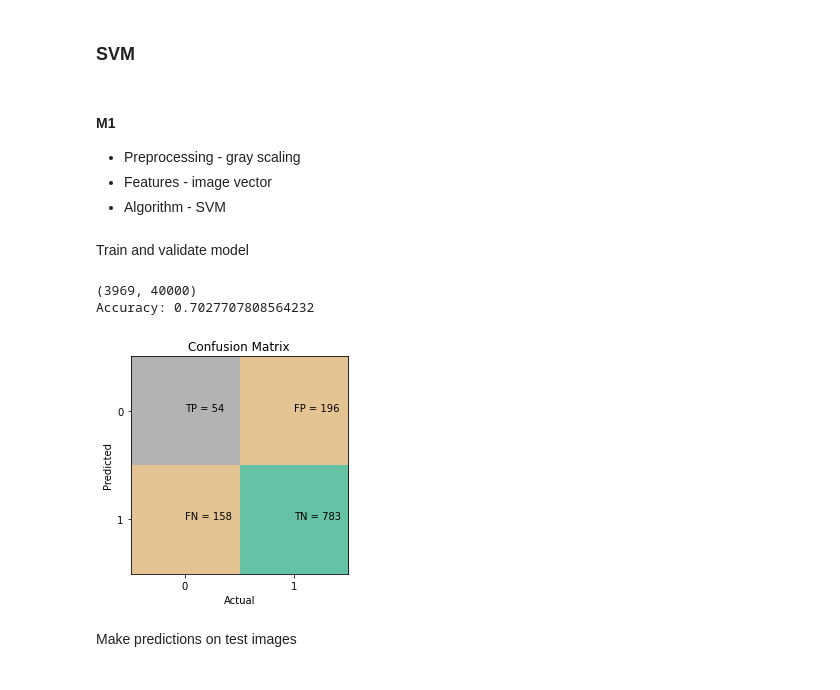
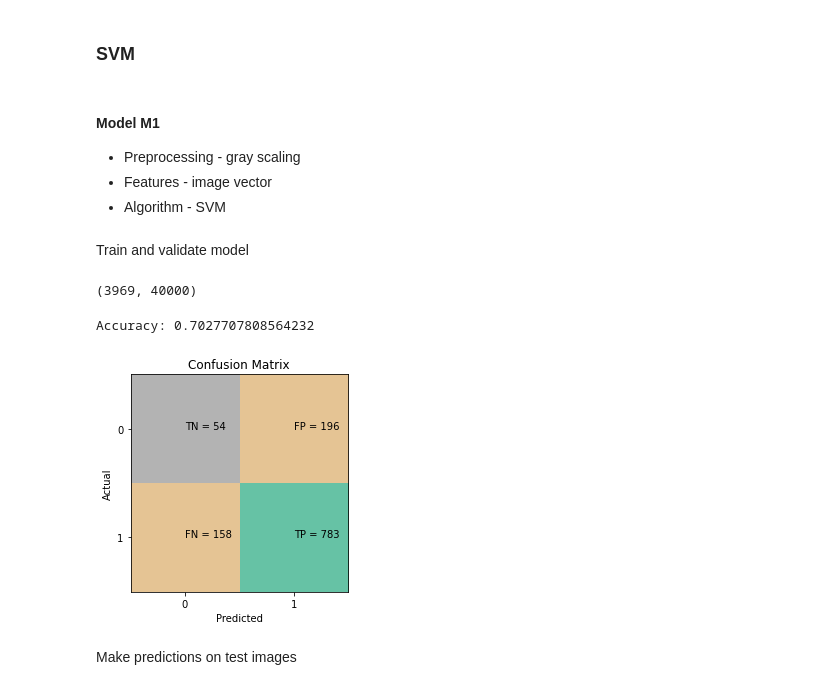
Before and after one commit to HHansi/Applied-AI-Course, a Jupyter notebook: Image Processing/Image_Classification.ipynb, the cells around one changed output. Saved outputs shown, nothing was run; the diff lists cells and outputs as text; code cells hidden in the pictures.

```diff
--- a/Image Processing/Image_Classification.ipynb
+++ b/Image Processing/Image_Classification.ipynb
@@ -114,12 +134,12 @@ def plot_confusion_matrix(matrix):
     plt.imshow(matrix, interpolation='nearest', cmap=plt.cm.Set2_r)
     classNames = ['0', '1']
     plt.title('Confusion Matrix')
-    plt.ylabel('Predicted')
-    plt.xlabel('Actual')
+    plt.ylabel('Actual')
+    plt.xlabel('Predicted')
     tick_marks = np.arange(len(classNames))
     plt.xticks(tick_marks, classNames)
     plt.yticks(tick_marks, classNames)
-    s = [['TP','FP'], ['FN', 'TN']]
+    s = [['TN','FP'], ['FN', 'TP']]
 
     for i in range(2):
         for j in range(2):
@@ -134,23 +154,13 @@ def evaluate(actuals, predictions):
 # %% [markdown]
 ### SVM
 # %%
-# method to train and predict using SVM classifier
-def get_svm_predictions(X_train, X_val, y_train, y_val):
+def build_svm_model(X_train, X_val, y_train, y_val):
   # build model
-  clf = svm.SVC(kernel='linear', random_state=100)
+  clf = svm.SVC(kernel='linear', random_state=RANDOM_SEED)
   clf.fit(X_train, y_train)
-
-  # Make predictions on test data
-  y_pred = clf.predict(X_val)
-
-  # evaluation
-  accuracy, confusion_matrix = evaluate(y_val, y_pred)
-  print(f'Accuracy: {accuracy}')
-  plot_confusion_matrix(confusion_matrix)
-
   return clf
 # %% [markdown]
-#### M1
+#### Model M1
 
 - Preprocessing - gray scaling<br>
 - Features - image vector<br>
@@ -172,20 +182,29 @@ def get_features_m1(images):
   return features_list
 # %% [markdown]
 Train and validate model
+# %%
+# feature extraction
+features_train = get_features_m1(train_images)
+print(features_train.shape)
+# %% [output]
+(3969, 40000)
 # %%
-# feature extraction
-features_train = get_features_m1(train_images)
-print(features_train.shape)
+# data split for train and validation
+X_train, X_val, y_train, y_val = train_test_split(features_train, df_train['genus'], test_size=0.3, random_state=RANDOM_SEED)
 
-# data split for train and validation
-X_train, X_val, y_train, y_val = train_test_split(features_train, df_train['genus'], test_size=0.3, random_state=100)
-
-# train and validation
-model = get_svm_predictions(X_train, X_val, y_train, y_val)
+# train model
+m1 = build_svm_model(X_train, X_val, y_train, y_val)
-# %% [output]
-(3969, 40000)
-Accuracy: 0.7027707808564232
-[figure, removed]
+# %%
+# make predictions on validation data
+y_pred = m1.predict(X_val)
+
+# evaluate model
+accuracy, confusion_matrix = evaluate(y_val, y_pred)
+print(f'Accuracy: {accuracy}')
+plot_confusion_matrix(confusion_matrix)
+# %% [output]
+Accuracy: 0.7027707808564232
+[figure, added]
 # %% [markdown]
 Make predictions on test images
 # %%
```
Also changed, not shown: parts of 45 cells of this notebook.
